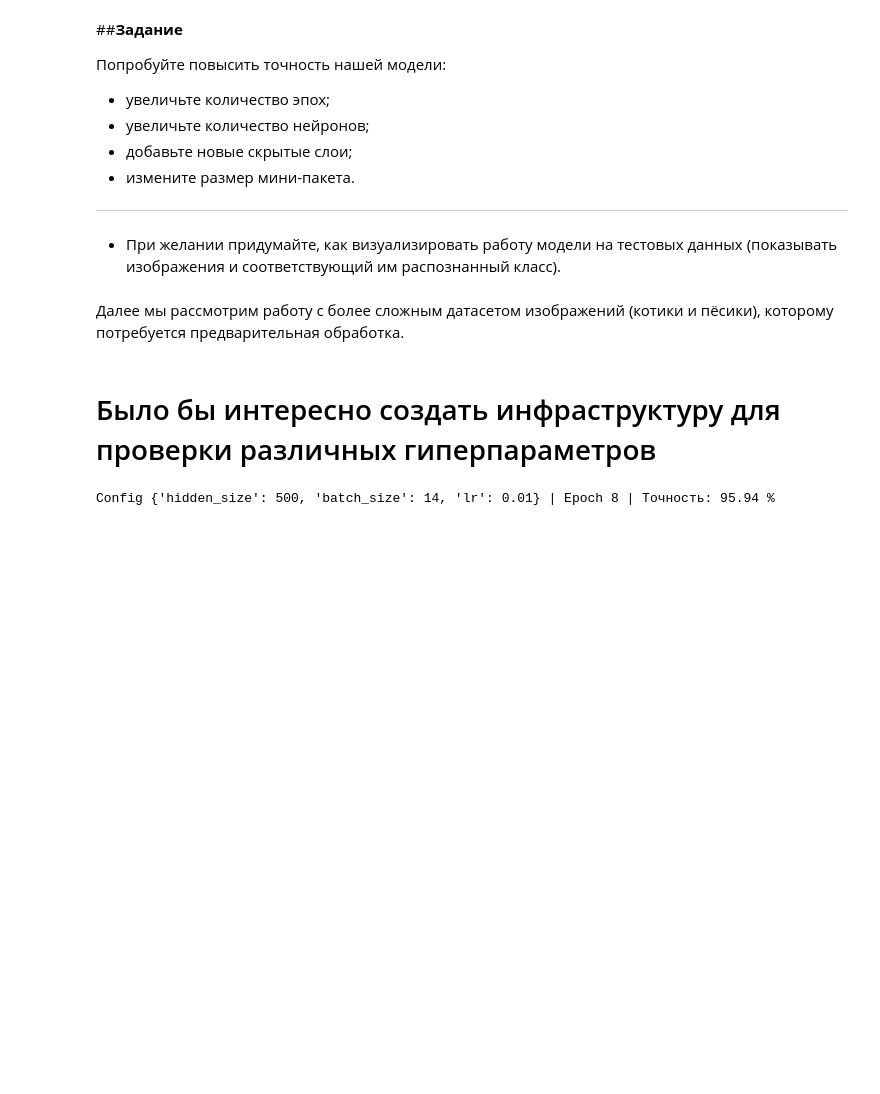
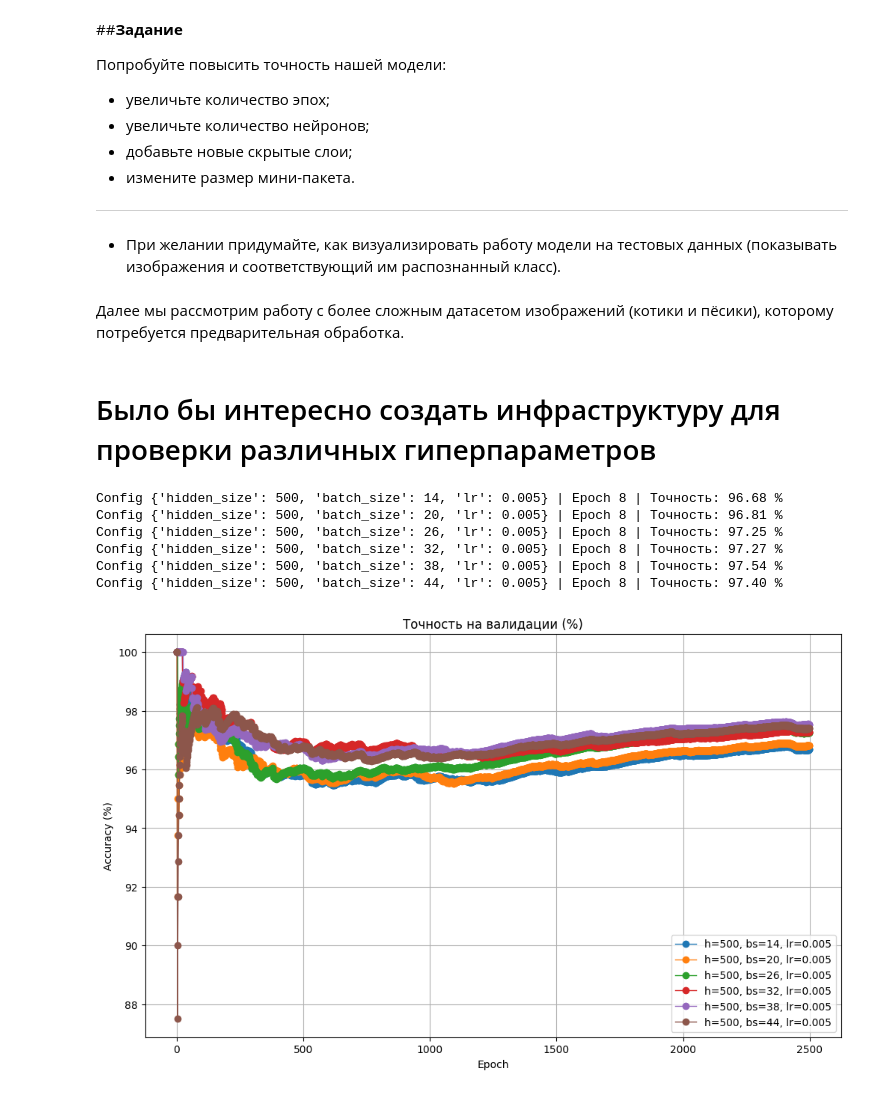
Before and after one commit to Voldek404/High-school-of-programming, a Jupyter notebook: PyTorch/ML1_5.ipynb, the cells around one changed output. Drawn from its saved outputs; the diff is of its cells as text; code cells hidden in the pictures; blank space fills up the shorter version.

```diff
--- a/PyTorch/ML1_5.ipynb
+++ b/PyTorch/ML1_5.ipynb
@@ -220,12 +220,12 @@ class ResearchInfra:
 
     def get_configs(self):
         configs = [
-            {"hidden_size": 500, "batch_size": 14, "lr": 0.01},
-            {"hidden_size": 550, "batch_size": 14, "lr": 0.01},
-            {"hidden_size": 600, "batch_size": 14, "lr": 0.01},
-            {"hidden_size": 650, "batch_size": 14, "lr": 0.01},
-            {"hidden_size": 700, "batch_size": 14, "lr": 0.01},
-            {"hidden_size": 750, "batch_size": 14, "lr": 0.01}
+            {"hidden_size": 500, "batch_size": 14, "lr": 0.005},
+            {"hidden_size": 500, "batch_size": 20, "lr": 0.005},
+            {"hidden_size": 500, "batch_size": 26, "lr": 0.005},
+            {"hidden_size": 500, "batch_size": 32, "lr": 0.005},
+            {"hidden_size": 500, "batch_size": 38, "lr": 0.005},
+            {"hidden_size": 500, "batch_size": 44, "lr": 0.005}
         ]
         return configs
 
@@ -302,31 +302,37 @@ class ResearchInfra:
 
         return loss_history
 
 
 research_infra = ResearchInfra()
 configs = research_infra.get_configs()
 
 results = []
 
 for cfg in configs:
     history = research_infra.run_experiment(cfg)
     results.append({
         "config": cfg,
         "loss_history": history
     })
 
 plt.figure(figsize=(12, 7))
 for result in results:
     plt.plot(result['loss_history'], marker='o', linewidth=1,  # тонкая линия
              label=f"h={result['config']['hidden_size']}, "
                    f"bs={result['config']['batch_size']}, "
                    f"lr={result['config']['lr']}")
 
 plt.title("Точность на валидации (%)")
 plt.xlabel("Epoch")
 plt.ylabel("Accuracy (%)")
 plt.legend()
 plt.grid(True)
 plt.show()
 # %% [output]
-Config {'hidden_size': 500, 'batch_size': 14, 'lr': 0.01} | Epoch 8 | Точность: 95.94 %
+Config {'hidden_size': 500, 'batch_size': 14, 'lr': 0.005} | Epoch 8 | Точность: 96.68 %
+Config {'hidden_size': 500, 'batch_size': 20, 'lr': 0.005} | Epoch 8 | Точность: 96.81 %
+Config {'hidden_size': 500, 'batch_size': 26, 'lr': 0.005} | Epoch 8 | Точность: 97.25 %
+Config {'hidden_size': 500, 'batch_size': 32, 'lr': 0.005} | Epoch 8 | Точность: 97.27 %
+Config {'hidden_size': 500, 'batch_size': 38, 'lr': 0.005} | Epoch 8 | Точность: 97.54 %
+Config {'hidden_size': 500, 'batch_size': 44, 'lr': 0.005} | Epoch 8 | Точность: 97.40 %
+[figure, added]
```
